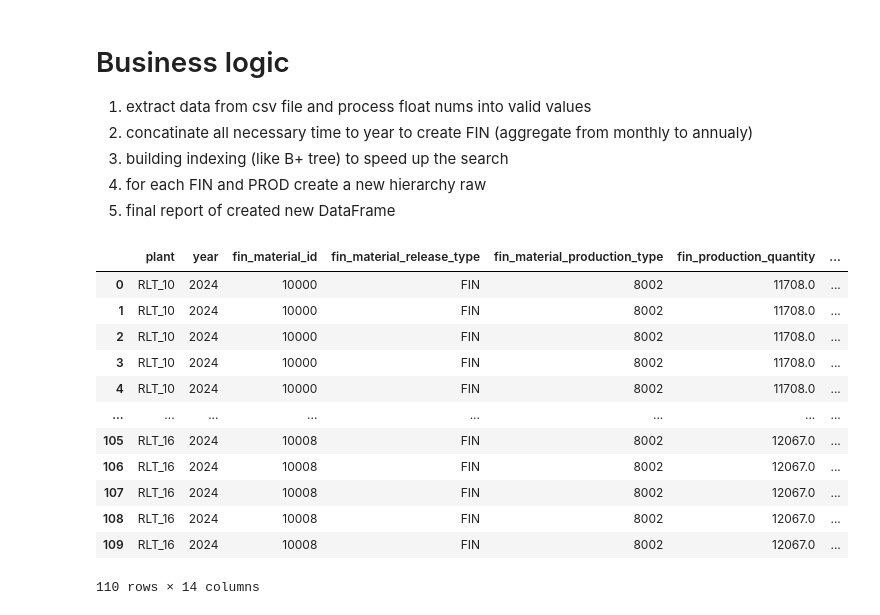
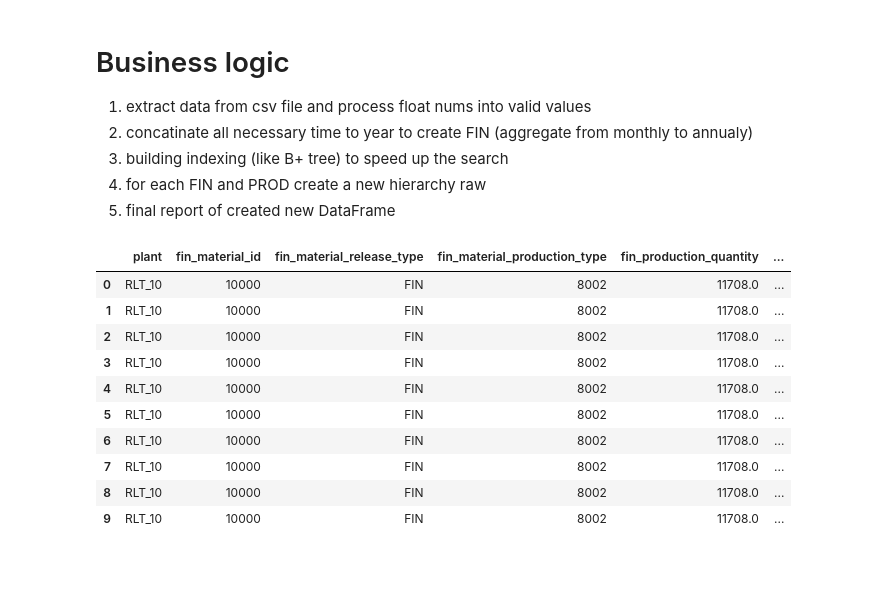
Before and after one commit to vbuyel/inno_numpy_pandas, a Jupyter notebook: task_2/pandas/task_2.ipynb, the cells around one changed output. Drawn from its saved outputs; the diff is of its cells as text; code cells hidden in the pictures; blank space fills up the shorter version.

Commit message:
task_2 (pandas): added fixed final columns order, added ability to import excel file (not only csv), removed FIN dublication in explode_fin_material() function by deque logic

```diff
--- a/task_2/pandas/task_2.ipynb
+++ b/task_2/pandas/task_2.ipynb
@@ -110,28 +161,39 @@ def build_bom_index(df: pd.DataFrame) -> dict[tuple, pd.DataFrame]:
         for key, group in df.groupby(["plant_id", "year", "produced_material"], sort=False)
     }
 # %%
+from collections import deque
+
 def explode_fin_material(
     bom_index: dict,
     plant: str,
     year: int,
-    fin_material: int,
+    fin_material: str,
     fin_meta: pd.Series,
 ) -> list[dict]:
     rows = []
-    queue = [fin_material]
     seen = set()
 
+    fin_edges = bom_index.get((plant, year, fin_material), pd.DataFrame())
+
+    # Start below FIN; do not output FIN itself as prod_material_id
+    queue = deque(
+        edge["component_material"]
+        for _, edge in fin_edges.iterrows()
+        if edge["component_material_release_type"] in EXPLODEABLE
+    )
+
     while queue:
-        material = queue.pop(0)
-        key = (plant, year, material)
-        if key in seen:
+        material = queue.popleft()
+
+        if material in seen:
             continue
-        seen.add(key)
+        seen.add(material)
 
-        for _, edge in bom_index.get(key, pd.DataFrame()).iterrows():
+        edges = bom_index.get((plant, year, material), pd.DataFrame())
+
+        for _, edge in edges.iterrows():
             rows.append({
                 "plant": plant,
-                "year": year,
                 "fin_material_id": fin_material,
                 "fin_material_release_type": fin_meta["produced_material_release_type"],
                 "fin_material_production_type": fin_meta["produced_material_production_type"],
@@ -144,6 +206,7 @@ def explode_fin_material(
                 "component_material_release_type": edge["component_material_release_type"],
                 "component_material_production_type": edge["component_material_production_type"],
                 "component_consumption_quantity": edge["component_material_quantity"],
+                "year": year,
             })
 
             if edge["component_material_release_type"] in EXPLODEABLE:
@@ -171,7 +234,7 @@ def explode_all(bom_annual: pd.DataFrame) -> pd.DataFrame:
             )
         )
 
-    return pd.DataFrame(all_rows)
+    return pd.DataFrame(all_rows, columns=FINAL_COLUMNS)
 # %%
 def run_pipeline(path: str) -> pd.DataFrame:
     data = load_and_clean_bom(path)
@@ -179,18 +242,16 @@ def run_pipeline(path: str) -> pd.DataFrame:
     exploded = explode_all(bom_annual)
     return exploded
 # %%
-run_pipeline(path="../../data/task_2_data_ex.csv")
+run_pipeline(path="../../data/task_2_data_ex.csv").head(10)
 # %% [output]
-|  | plant | year | fin_material_id | fin_material_release_type | fin_material_production_type | fin_production_quantity | ... |
-| 0 | RLT_10 | 2024 | 10000 | FIN | 8002 | 11708.0 | ... |
-| 1 | RLT_10 | 2024 | 10000 | FIN | 8002 | 11708.0 | ... |
-| 2 | RLT_10 | 2024 | 10000 | FIN | 8002 | 11708.0 | ... |
-| 3 | RLT_10 | 2024 | 10000 | FIN | 8002 | 11708.0 | ... |
-| 4 | RLT_10 | 2024 | 10000 | FIN | 8002 | 11708.0 | ... |
-| ... | ... | ... | ... | ... | ... | ... | ... |
-| 105 | RLT_16 | 2024 | 10008 | FIN | 8002 | 12067.0 | ... |
-| 106 | RLT_16 | 2024 | 10008 | FIN | 8002 | 12067.0 | ... |
-| 107 | RLT_16 | 2024 | 10008 | FIN | 8002 | 12067.0 | ... |
-| 108 | RLT_16 | 2024 | 10008 | FIN | 8002 | 12067.0 | ... |
-| 109 | RLT_16 | 2024 | 10008 | FIN | 8002 | 12067.0 | ... |
+|  | plant | fin_material_id | fin_material_release_type | fin_material_production_type | fin_production_quantity | ... |
+| 0 | RLT_10 | 10000 | FIN | 8002 | 11708.0 | ... |
+| 1 | RLT_10 | 10000 | FIN | 8002 | 11708.0 | ... |
+| 2 | RLT_10 | 10000 | FIN | 8002 | 11708.0 | ... |
+| 3 | RLT_10 | 10000 | FIN | 8002 | 11708.0 | ... |
+| 4 | RLT_10 | 10000 | FIN | 8002 | 11708.0 | ... |
+| 5 | RLT_10 | 10000 | FIN | 8002 | 11708.0 | ... |
+| 6 | RLT_10 | 10000 | FIN | 8002 | 11708.0 | ... |
+| 7 | RLT_10 | 10000 | FIN | 8002 | 11708.0 | ... |
+| 8 | RLT_10 | 10000 | FIN | 8002 | 11708.0 | ... |
+| 9 | RLT_10 | 10000 | FIN | 8002 | 11708.0 | ... |
-110 rows × 14 columns
```
Also changed, not shown: parts of 3 cells of this notebook.
